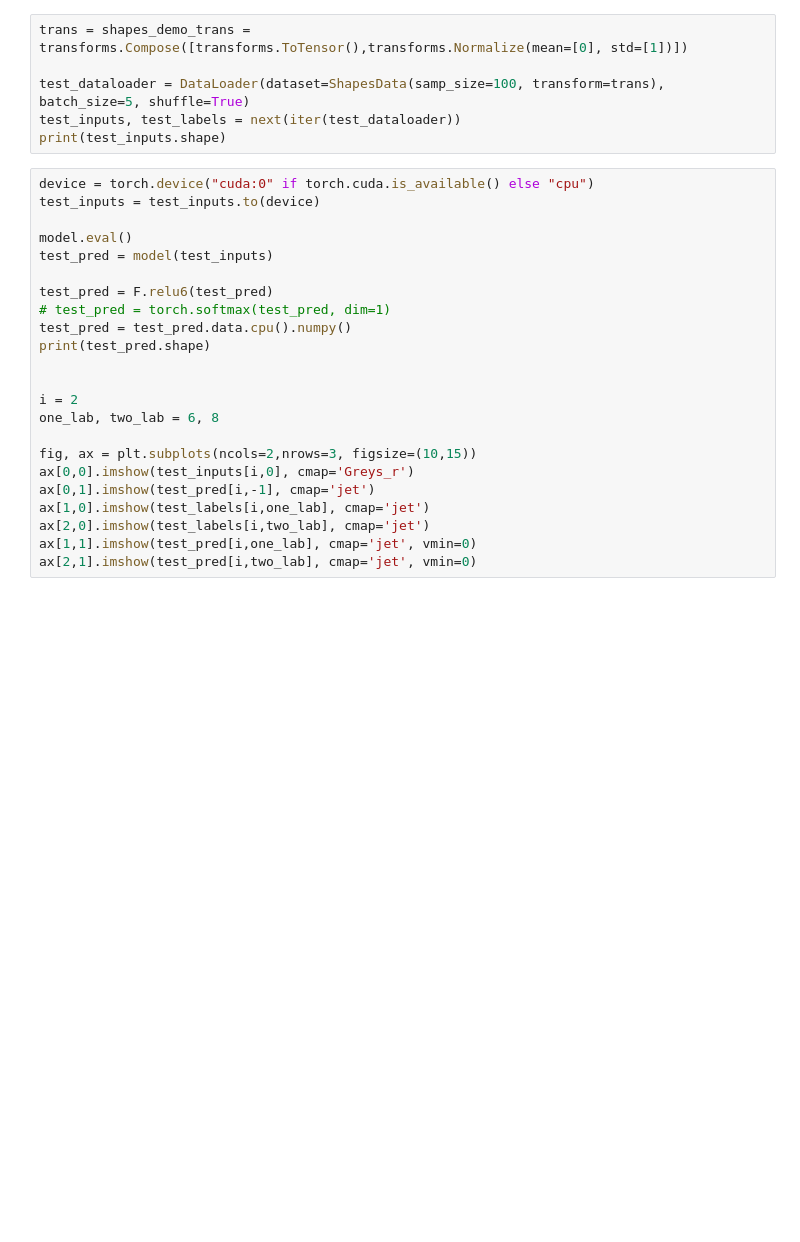
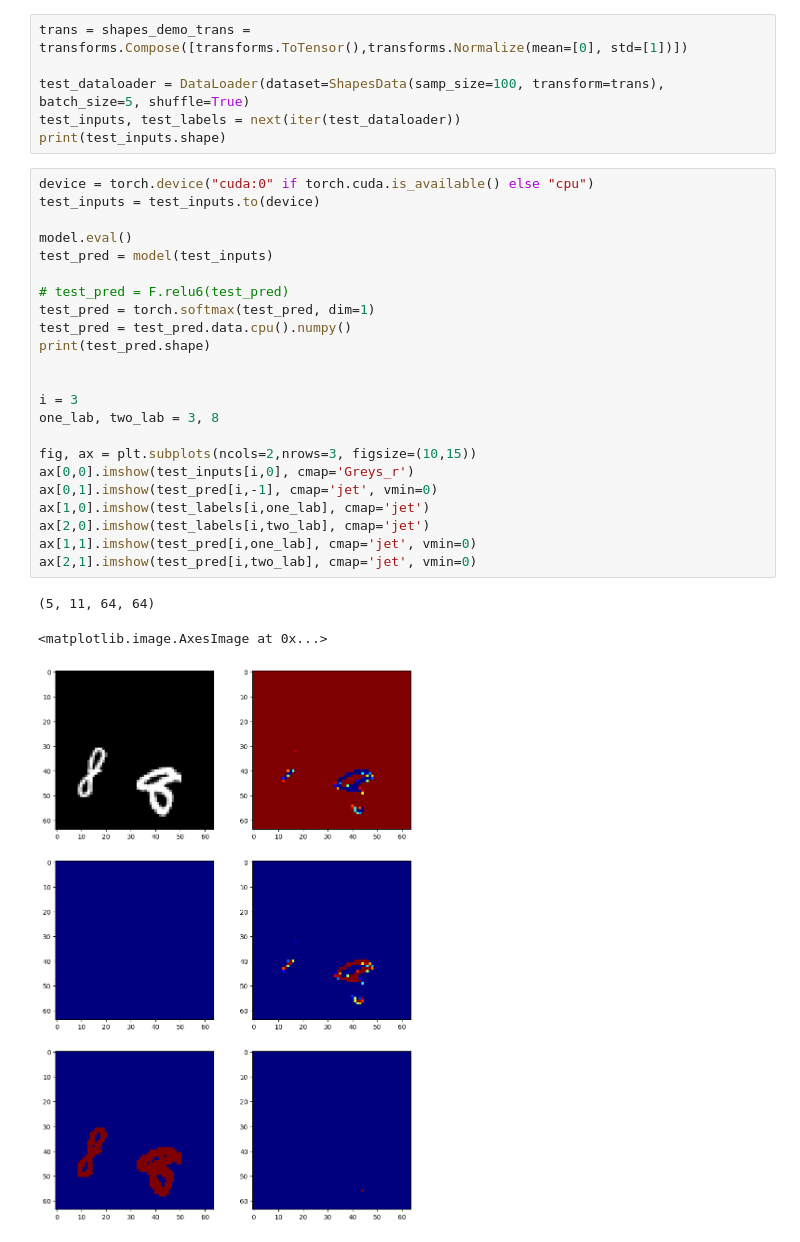
Before and after one commit to wisstock/DEMO, a Jupyter notebook: unet_digits.ipynb, the cells around one changed output. Cells and saved outputs as stored; diff of their text form; blank space fills up the shorter version.

```diff
--- a/unet_digits.ipynb
+++ b/unet_digits.ipynb
@@ -1203,23 +1406,27 @@ print(test_inputs.shape)
 # %%
 device = torch.device("cuda:0" if torch.cuda.is_available() else "cpu")
 test_inputs = test_inputs.to(device)
 
 model.eval()
 test_pred = model(test_inputs)
 
-test_pred = F.relu6(test_pred)
-# test_pred = torch.softmax(test_pred, dim=1)
+# test_pred = F.relu6(test_pred)
+test_pred = torch.softmax(test_pred, dim=1)
 test_pred = test_pred.data.cpu().numpy()
 print(test_pred.shape)
 
 
-i = 2
-one_lab, two_lab = 6, 8
+i = 3
+one_lab, two_lab = 3, 8
 
 fig, ax = plt.subplots(ncols=2,nrows=3, figsize=(10,15))
 ax[0,0].imshow(test_inputs[i,0], cmap='Greys_r')
-ax[0,1].imshow(test_pred[i,-1], cmap='jet')
+ax[0,1].imshow(test_pred[i,-1], cmap='jet', vmin=0)
 ax[1,0].imshow(test_labels[i,one_lab], cmap='jet')
 ax[2,0].imshow(test_labels[i,two_lab], cmap='jet')
 ax[1,1].imshow(test_pred[i,one_lab], cmap='jet', vmin=0)
 ax[2,1].imshow(test_pred[i,two_lab], cmap='jet', vmin=0)
+# %% [output]
+(5, 11, 64, 64)
+<matplotlib.image.AxesImage at 0x...>
+[figure, added]
```
Also changed, not shown: parts of 14 cells of this notebook, 1 other file.
